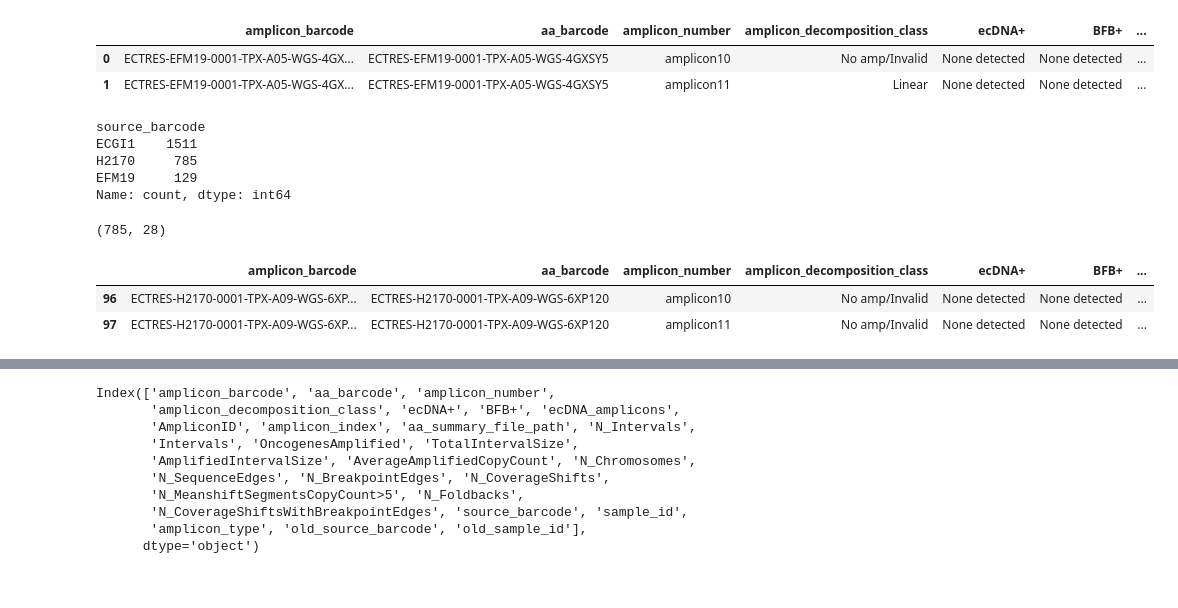
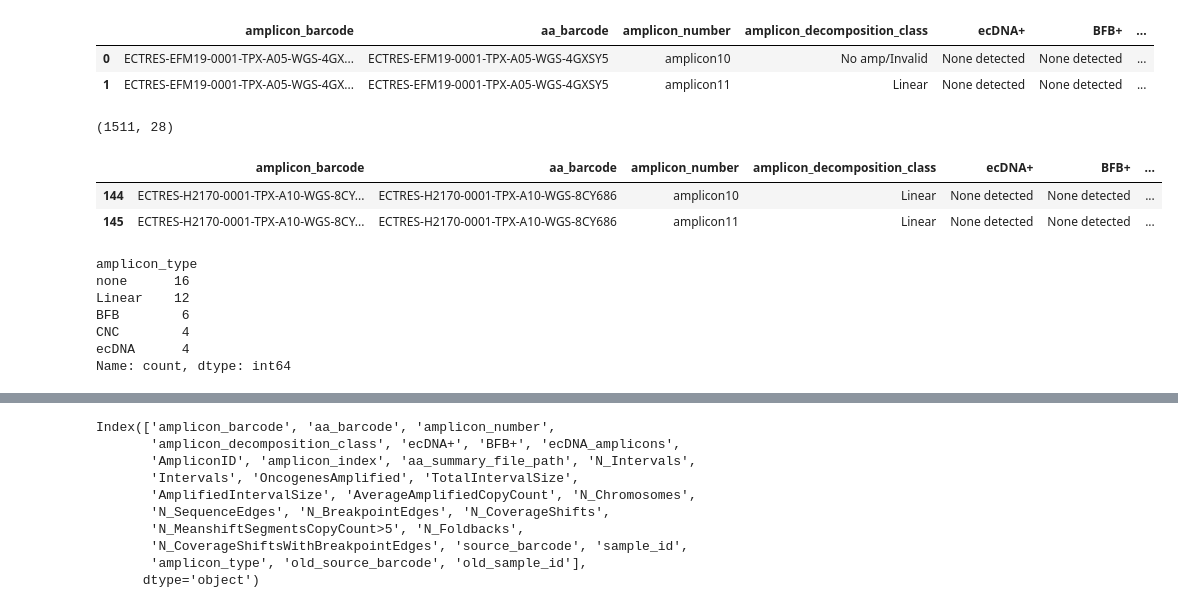
Before and after one commit to JiwonShon/ECTRES, a Jupyter notebook: ECTRES_summary_aaSuite_10X-copy.ipynb, the cells around one changed output, grey strips where cells are left out. Saved outputs shown, nothing was run; the diff lists cells and outputs as text; code cells hidden in the pictures.

```diff
--- a/ECTRES_summary_aaSuite_10X-copy.ipynb
+++ b/ECTRES_summary_aaSuite_10X-copy.ipynb
@@ -164,30 +163,34 @@ aaSuite_gemline_ms['old_sample_id'] = aaSuite_gemline_ms['sample_id']
 # 2. 첫 번째 케이스: ECGI1 + EG_21 조합인 경우만 H2170 + NCI_40으로 변경
 cond1 = (aaSuite_gemline_ms['old_source_barcode'] == 'ECGI1') & (aaSuite_gemline_ms['old_sample_id'] == 'EG_21')
 aaSuite_gemline_ms.loc[cond1, 'source_barcode'] = 'H2170'
-aaSuite_gemline_ms.loc[cond1, 'sample_id'] = 'NCI_40'
+aaSuite_gemline_ms.loc[cond1, 'sample_id'] = 'NCI_X01'
 
 # 3. 두 번째 케이스: H2170 + NCI_10 조합인 경우만 ECGI1 + EG_40으로 변경
 cond2 = (aaSuite_gemline_ms['old_source_barcode'] == 'H2170') & (aaSuite_gemline_ms['old_sample_id'] == 'NCI_10')
 aaSuite_gemline_ms.loc[cond2, 'source_barcode'] = 'ECGI1'
-aaSuite_gemline_ms.loc[cond2, 'sample_id'] = 'EG_40'
+aaSuite_gemline_ms.loc[cond2, 'sample_id'] = 'EG_X01'
 # %%
-# aaSuite_gemline_ms.to_csv('../summary/aaSuite_germline_ms/10X/aaSuite_gemline_ms_all_20260327.csv',index=False)
-aaSuite_gemline_ms=pd.read_csv('../summary/aaSuite_germline_ms/10X/aaSuite_gemline_ms_all_20260327.csv')
+aaSuite_gemline_ms.to_csv('../summary/aaSuite_germline_ms/10X/aaSuite_gemline_ms_all_20260430.csv',index=False)
+# aaSuite_gemline_ms=pd.read_csv('../summary/aaSuite_germline_ms/10X/aaSuite_gemline_ms_all_20260430.csv')
 # aaSuite_gemline_ms[aaSuite_gemline_ms['sample_id']=='EG_40'].head()
-aaSuite_gemline_ms['source_barcode'].value_counts()
+# aaSuite_gemline_ms['source_barcode'].value_counts()
-# %% [output]
-source_barcode
-ECGI1    1511
-H2170     785
-EFM19     129
-Name: count, dtype: int64
 # %%
-source = 'H2170'
+source = 'ECGI1'
 aaSuite_gemline_ms_sub=aaSuite_gemline_ms[(aaSuite_gemline_ms['source_barcode']==source)] #(765, 26)
 print(aaSuite_gemline_ms_sub.shape)
 aaSuite_gemline_ms_sub.head(2)
 # %% [output]
-(785, 28)
+(1511, 28)
 |  | amplicon_barcode | aa_barcode | amplicon_number | amplicon_decomposition_class | ecDNA+ | BFB+ | ... |
-| 96 | ECTRES-H2170-0001-TPX-A09-WGS-6XP... | ECTRES-H2170-0001-TPX-A09-WGS-6XP120 | amplicon10 | No amp/Invalid | None detected | None detected | ... |
-| 97 | ECTRES-H2170-0001-TPX-A09-WGS-6XP... | ECTRES-H2170-0001-TPX-A09-WGS-6XP120 | amplicon11 | No amp/Invalid | None detected | None detected | ... |
+| 144 | ECTRES-H2170-0001-TPX-A10-WGS-8CY... | ECTRES-H2170-0001-TPX-A10-WGS-8CY686 | amplicon10 | Linear | None detected | None detected | ... |
+| 145 | ECTRES-H2170-0001-TPX-A10-WGS-8CY... | ECTRES-H2170-0001-TPX-A10-WGS-8CY686 | amplicon11 | Linear | None detected | None detected | ... |
+# %%
+aaSuite_gemline_ms_sub[aaSuite_gemline_ms_sub['sample_id']=='parental']['amplicon_type'].value_counts(dropna=False)
+# %% [output]
+amplicon_type
+none      16
+Linear    12
+BFB        6
+CNC        4
+ecDNA      4
+Name: count, dtype: int64
```
Also changed, not shown: parts of 3 cells of this notebook, 5 other files.
